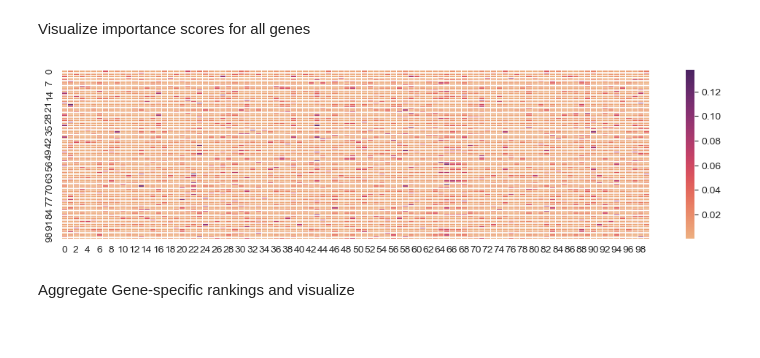
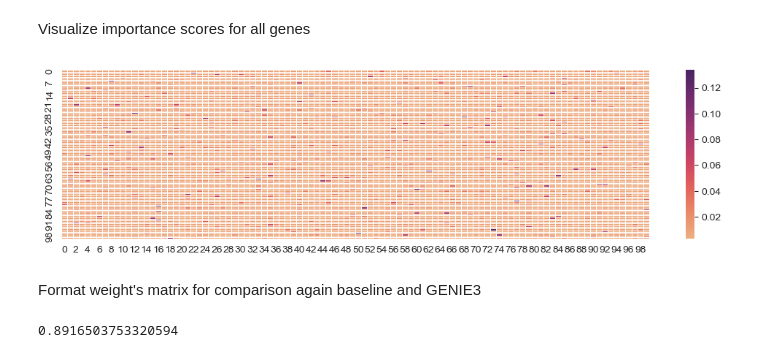
Before and after one commit to MehakBindra/treeGRN, a Jupyter notebook: rf_playground_v1.ipynb, the cells around one changed output. Drawn from its saved outputs; the diff is of its cells as text; code cells hidden in the pictures.

Commit message:
adding initial comparison against ground truth

```diff
--- a/rf_playground_v1.ipynb
+++ b/rf_playground_v1.ipynb
@@ -10,9 +10,14 @@ import sklearn.metrics as metrics
 # %% [markdown]
 Read expression data matrix and ground truth, and fix global data variables
 # %%
-data_file = f"data/5_mr_50_cond/simulated_noNoise.txt"  #5 or 40 or 100
+COND = '5'#5 or 40 or 100
+
+data_file = 'data/'+COND+'_mr_50_cond/simulated_noNoise.txt' #5 or 40 or 100
+grn_file = 'data/'+COND+'_mr_50_cond/bipartite_GRN.csv'
 
 data = pd.read_csv(data_file, sep="\t", header=0)
+grn_df = pd.read_csv(grn_file, sep = ",", header = None, names=['TF_ID', 'G_ID'])
+grn_df['W_true'] = 1
 
 N_genes = 100  # total no. of genes
 N_TFs = N_genes
@@ -21,7 +26,7 @@ Fix hyperparameters
 # %%
 n_estimators=1000  # number of trees in the forest (as per GENIE paper)
 criterion='squared_error'  # variance reduction equivalent
-max_features = np.sqrt(N_genes-1) # max no. of features to use in each tree (as per GENIE paper)
+max_features = int(np.round(np.sqrt(N_genes-1))) # max no. of features to use in each tree (as per GENIE paper)
 random_state = 42  # for reproducibility
 # %% [markdown]
 Fit models per gene
@@ -56,11 +61,11 @@ for j in np.arange(0,N_genes):
 # %% [markdown]
 Visualize importance scores for all genes
 # %%
+W_df = pd.DataFrame(np.abs(W), dtype=np.float32)
+
 plt.figure(figsize=(13, 3))
-ax = sns.heatmap(pd.DataFrame(np.abs(W)),
+ax = sns.heatmap(W_df,
             cmap = "flare",
             linewidths=0.5)
 # %% [output]
-[figure, old version]
+[figure, new version]
-# %% [markdown]
-Aggregate Gene-specific rankings and visualize
@@ -68,0 +72,2 @@ W_df = pd.melt(pd.DataFrame(np.abs(W)), var_name='TF_ID', value_name='Imp')
+# %% [markdown]
+Format weight's matrix for comparison again baseline and GENIE3
@@ -68,0 +83,4 @@ W_df = pd.melt(pd.DataFrame(np.abs(W)), var_name='TF_ID', value_name='Imp')
+# %%
+metrics.roc_auc_score(result['W_true'],result['W_pred'])
+# %% [output]
+0.8916503753320594
```
Also changed, not shown: parts of 7 cells of this notebook, 1 other file.
